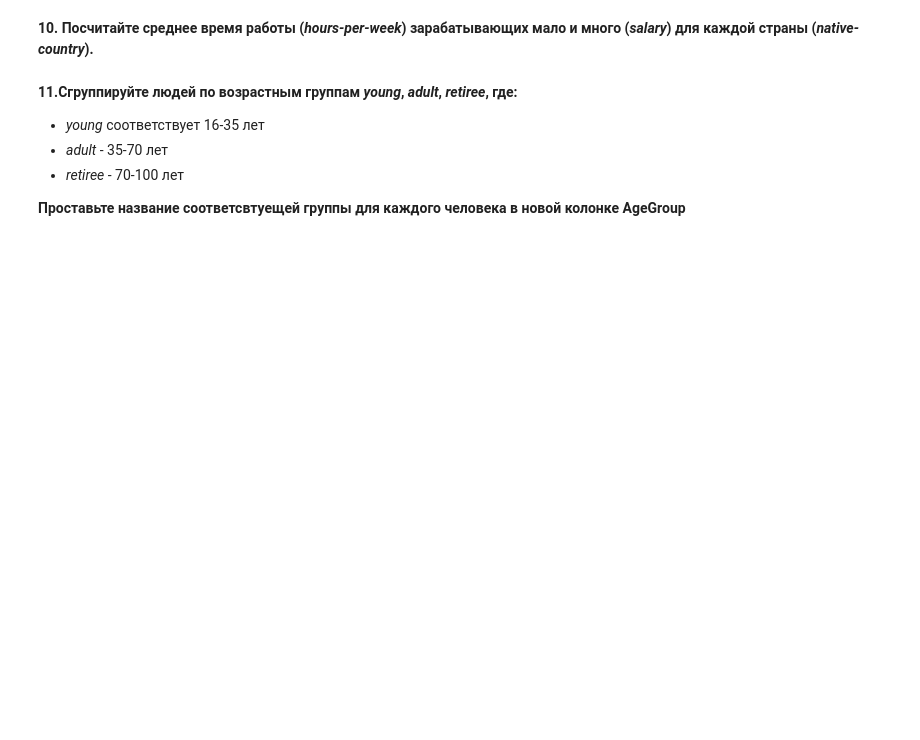
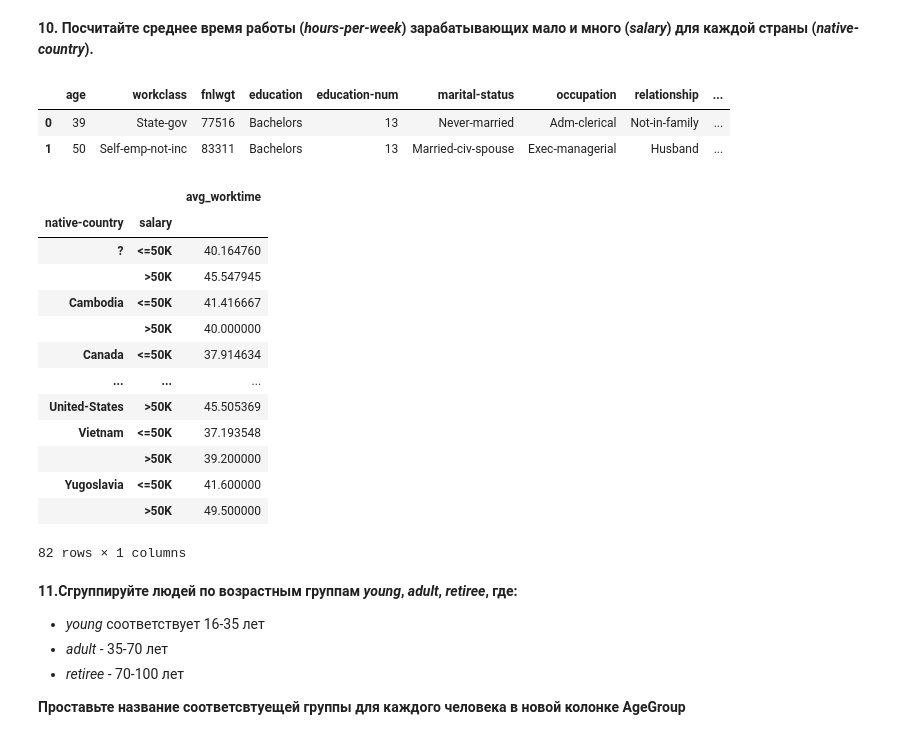
Before and after one commit to TiltSpirit/de_trainee, a Jupyter notebook: assignment_pandas.ipynb, the cells around one changed output. Drawn from its saved outputs; the diff is of its cells as text; code cells hidden in the pictures; blank space fills up the shorter version.

```diff
--- a/assignment_pandas.ipynb
+++ b/assignment_pandas.ipynb
@@ -135,3 +252,27 @@ Name: count, dtype: int64
+# %%
+df.head(2)
+# %% [output]
+|  | age | workclass | fnlwgt | education | education-num | marital-status | occupation | relationship | ... |
+| 0 | 39 | State-gov | 77516 | Bachelors | 13 | Never-married | Adm-clerical | Not-in-family | ... |
+| 1 | 50 | Self-emp-not-inc | 83311 | Bachelors | 13 | Married-civ-spouse | Exec-managerial | Husband | ... |
+# %%
+national_worktime = df.groupby(['native-country', 'salary'])['hours-per-week'].agg([('avg_worktime', 'mean')])
+national_worktime
+# %% [output]
+|  |  | avg_worktime |
+| native-country | salary |  |
+| ? | <=50K | 40.164760 |
+|  | >50K | 45.547945 |
+| Cambodia | <=50K | 41.416667 |
+|  | >50K | 40.000000 |
+| Canada | <=50K | 37.914634 |
+| ... | ... | ... |
+| United-States | >50K | 45.505369 |
+| Vietnam | <=50K | 37.193548 |
+|  | >50K | 39.200000 |
+| Yugoslavia | <=50K | 41.600000 |
+|  | >50K | 49.500000 |
+82 rows × 1 columns
 # %% [markdown]
 **11.Сгруппируйте людей по возрастным группам *young*, *adult*, *retiree*, где:**
 * *young* соответствует 16-35 лет
```
Also changed, not shown: parts of 22 cells of this notebook.
